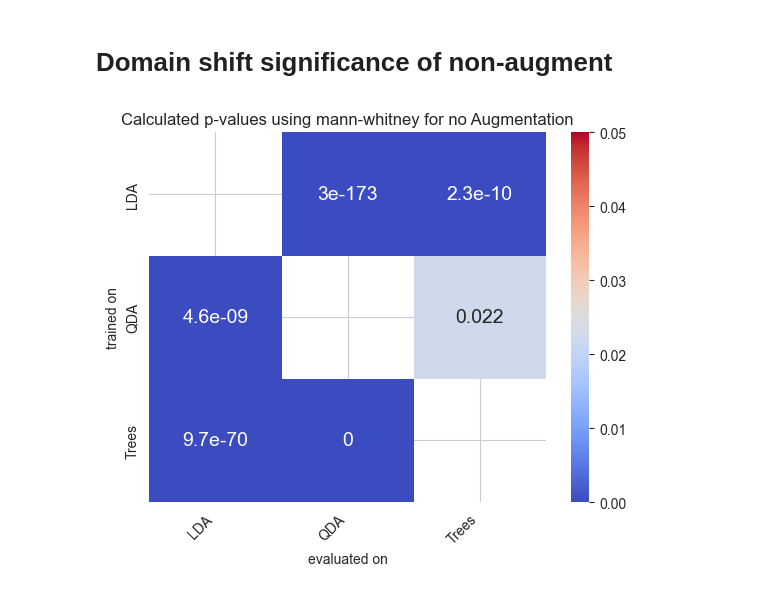
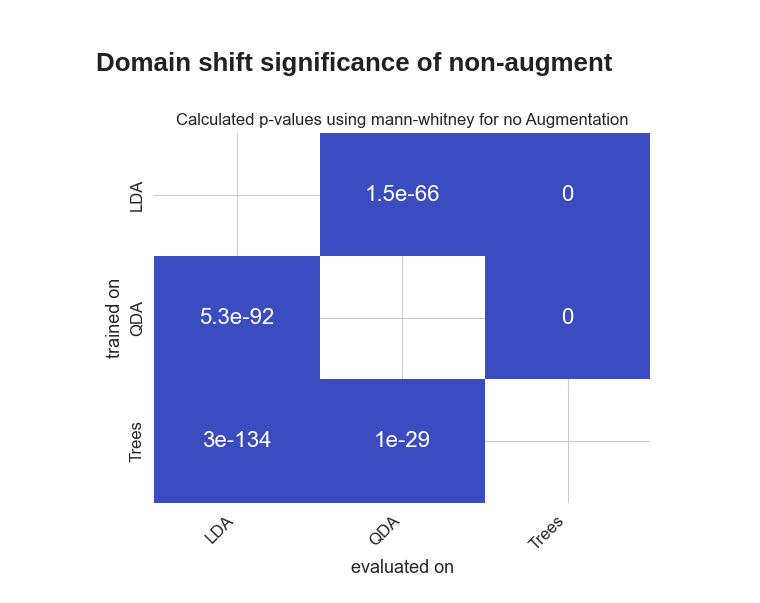
Before and after one commit to Maxmwoan/Research-Project, a Jupyter notebook: Significance/significance_test_experiment_supp.ipynb, the cells around one changed output. Drawn from its saved outputs; the diff is of its cells as text; code cells hidden in the pictures.

```diff
--- a/Significance/significance_test_experiment_supp.ipynb
+++ b/Significance/significance_test_experiment_supp.ipynb
@@ -12,15 +12,15 @@ mannwhitney_pvalues = np.zeros(shape=(3,3))
 
 groups = {"LDA": 0, "QDA": 1, "Trees": 2}
 labels = ["LDA", "QDA", "Trees"]
-dir = "experiment3/finalgraphs"
+dir = "supplementary-exp/finalgraphs"
 
 for trained_on in groups.keys():
     for eval_on in groups.keys():
-        no_aug_dir = f"../experiment3/trained{trained_on}/eval{eval_on}/aggregate_no_augment/data_summary_trained{trained_on}_eval{eval_on}.txt"
+        no_aug_dir = f"../supplementary-exp/trained{trained_on}/eval{eval_on}/aggregate_no_augment/data_summary_trained{trained_on}_eval{eval_on}.txt"
         with open(no_aug_dir, 'r') as no_aug_file:
             lines1 = no_aug_file.readlines()
 
-        aug_dir = f"../experiment3/trained{trained_on}/eval{eval_on}/aggregate_augment/data_summary_trained{trained_on}_eval{eval_on}.txt"
+        aug_dir = f"../supplementary-exp/trained{trained_on}/eval{eval_on}/aggregate_augment/data_summary_trained{trained_on}_eval{eval_on}.txt"
         with open(aug_dir, 'r') as aug_file:
             lines2 = aug_file.readlines()
         # print(trained_on + eval_on + lines[1])
@@ -76,11 +82,11 @@ mannwhitney_pvalues = np.zeros(shape=(3,3))
 
 groups = {"LDA": 0, "QDA": 1, "Trees": 2}
 labels = ["LDA", "QDA", "Trees"]
-dir = "experiment3/finalgraphs"
+dir = "supplementary-exp/finalgraphs"
 
 for trained_on in groups.keys():
     # baseline_dir = f"experiment2/trained{trained_on}/eval{trained_on}/aggregate_augment/data_summary_trained{trained_on}_eval{trained_on}.txt"
-    baseline_dir = f"../experiment3/trained{trained_on}/eval{trained_on}/aggregate_no_augment/data_summary_trained{trained_on}_eval{trained_on}.txt"
+    baseline_dir = f"../supplementary-exp/trained{trained_on}/eval{trained_on}/aggregate_no_augment/data_summary_trained{trained_on}_eval{trained_on}.txt"
     with open(baseline_dir, 'r') as baseline_file:
             lines_baseline = baseline_file.readlines()
     baseline_population = eval(lines_baseline[0])
@@ -90,7 +96,7 @@ for trained_on in groups.keys():
             ttest_pvalues[groups[trained_on], groups[eval_on]] = 1.0
             mannwhitney_pvalues[groups[trained_on], groups[eval_on]] = 1.0
             continue
-        file_dir = f"../experiment3/trained{trained_on}/eval{eval_on}/aggregate_no_augment/data_summary_trained{trained_on}_eval{eval_on}.txt"
+        file_dir = f"../supplementary-exp/trained{trained_on}/eval{eval_on}/aggregate_no_augment/data_summary_trained{trained_on}_eval{eval_on}.txt"
         with open(file_dir, 'r') as file:
             lines = file.readlines()
 
@@ -106,18 +112,23 @@ mask = np.eye(3, dtype=bool)
 # %%
 plot = sns.heatmap(mannwhitney_pvalues,
             mask= mask,
             cmap="coolwarm",
-            annot_kws={"size": 14},
+            annot_kws={"size": 16},
             annot=True,
             vmax=0.05,
             xticklabels=labels,
-            yticklabels=labels)
+            yticklabels=labels,
+            cbar=False)
 plot.set(ylabel="trained on", xlabel="evaluated on")
 plot.set_xticklabels(labels= labels, rotation=45, ha="right")
 name = "Calculated p-values using mann-whitney for no Augmentation"
 plot.set_title(name)
+plt.xticks(fontsize=12)
+plt.yticks(fontsize=12)
+plot.xaxis.label.set_size(13)
+plot.yaxis.label.set_size(13)
 os.makedirs(dir, exist_ok=True)
 plt.savefig(f"../{dir}/{name}", bbox_inches="tight")
 plt.show()
 # %% [output]
-[figure, old version]
+[figure, new version]
```
Also changed, not shown: parts of 1 cell of this notebook, 10 other files.
